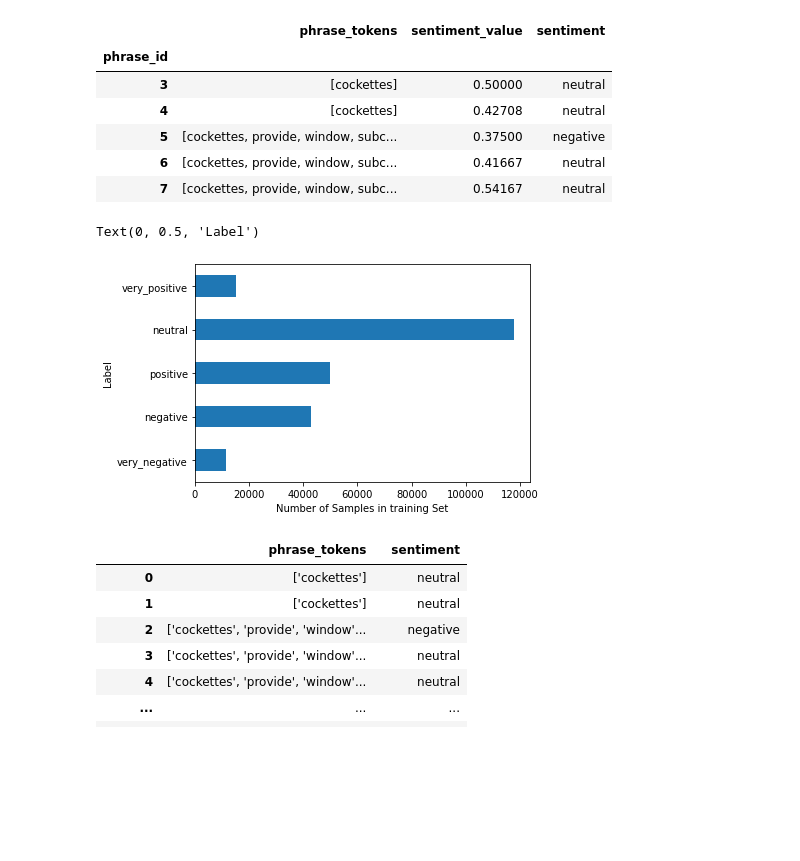
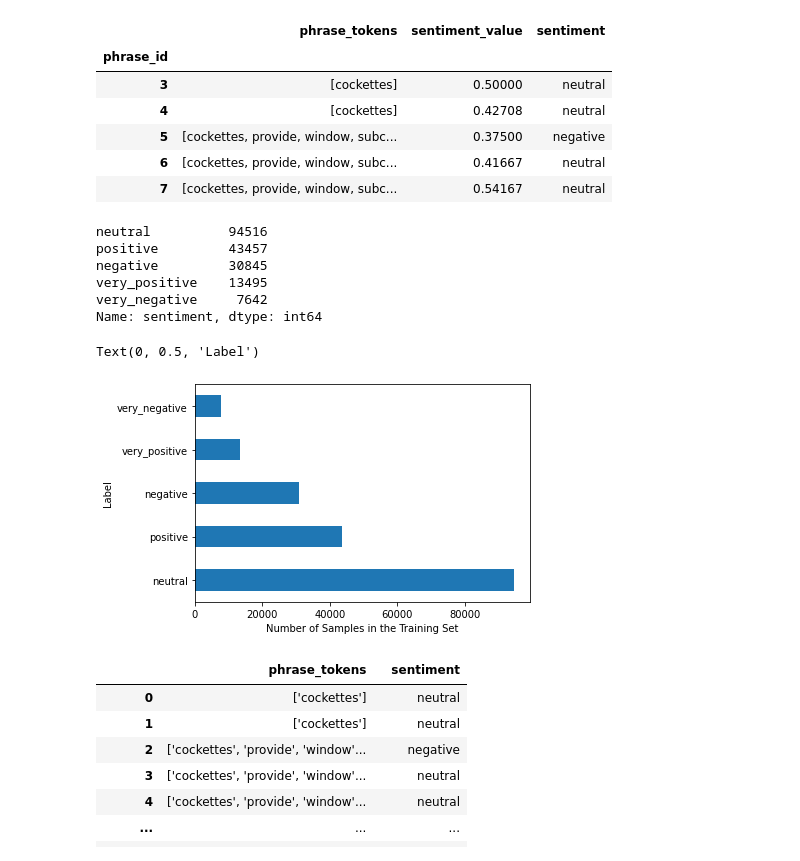
Before and after one commit to Evan-Moss/sentiment-classification, a Jupyter notebook: notebooks/supervised-learning.ipynb, the cells around one changed output. Drawn from its saved outputs; the diff is of its cells as text; code cells hidden in the pictures; blank space fills up the shorter version.

```diff
--- a/notebooks/supervised-learning.ipynb
+++ b/notebooks/supervised-learning.ipynb
@@ -120,14 +120,23 @@ labelled_phrases.head()
 | 5 | [cockettes, provide, window, subc... | 0.37500 | negative |
 | 6 | [cockettes, provide, window, subc... | 0.41667 | neutral |
 | 7 | [cockettes, provide, window, subc... | 0.54167 | neutral |
+# %%
+labelled_phrases["sentiment"][:189955].value_counts(sort=True)
+# %% [output]
+neutral          94516
+positive         43457
+negative         30845
+very_positive    13495
+very_negative     7642
+Name: sentiment, dtype: int64
 # %%
 import matplotlib.pyplot as plt
-ax = labelled_phrases["sentiment"].value_counts(sort=False).plot(kind="barh")
-ax.set_xlabel("Number of Samples in training Set")
+ax = labelled_phrases["sentiment"][:189955].value_counts(sort=True).plot(kind="barh")
+ax.set_xlabel("Number of Samples in the Training Set")
 ax.set_ylabel("Label")
 # %% [output]
 Text(0, 0.5, 'Label')
-[figure, old version]
+[figure, new version]
 # %%
 data = pd.read_csv('labelled_phrases.csv')
 data = data.drop(columns=['phrase_id', 'sentiment_value'])
```
Also changed, not shown: parts of 8 cells of this notebook, 1 other file.
